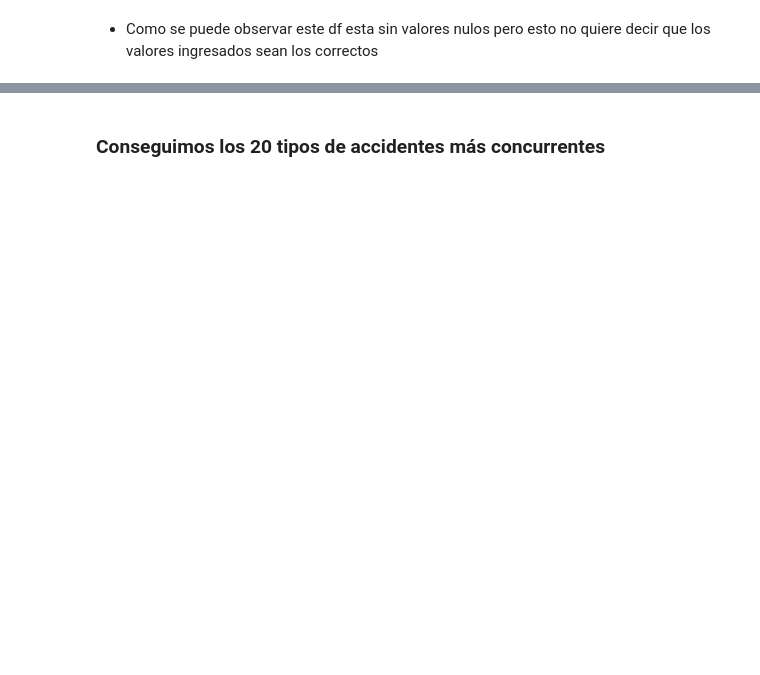
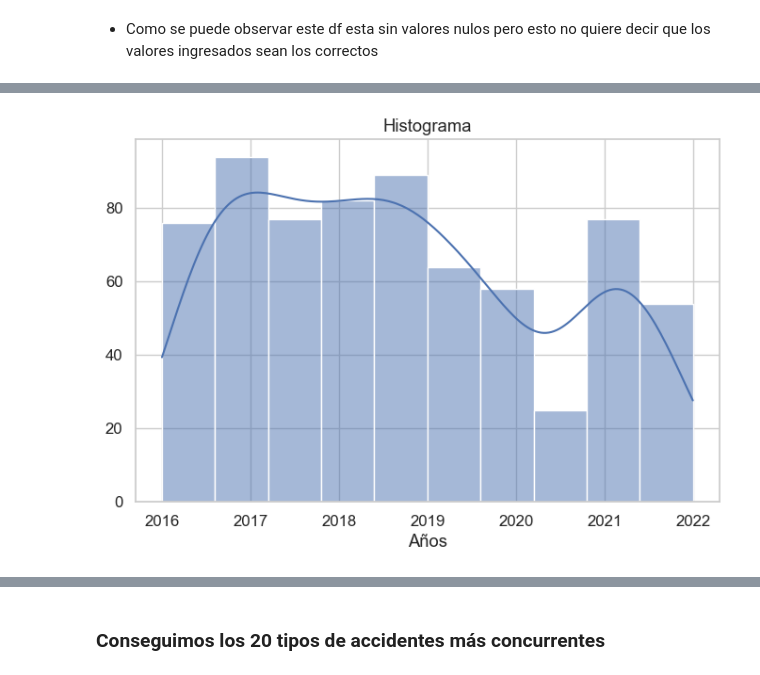
Before and after one commit to facu-corvalan/Siniestros_viales, a Jupyter notebook: EDA.ipynb, the cells around one changed output, grey strips where cells are left out. Cells and saved outputs as stored; diff of their text form; code cells hidden in the pictures; blank space fills up the shorter version.

```diff
--- a/EDA.ipynb
+++ b/EDA.ipynb
@@ -56,0 +85,9 @@ plt.show()
+# %%
+sns.histplot(hechos['FECHA'], bins=10, kde=True)
+plt.xlabel("Años")
+plt.ylabel('')
+plt.title('Histograma')
+plt.xlim()
+plt.show()
+# %% [output]
+[figure, added]
```
Also changed, not shown: parts of 37 cells of this notebook, 4 other files.
